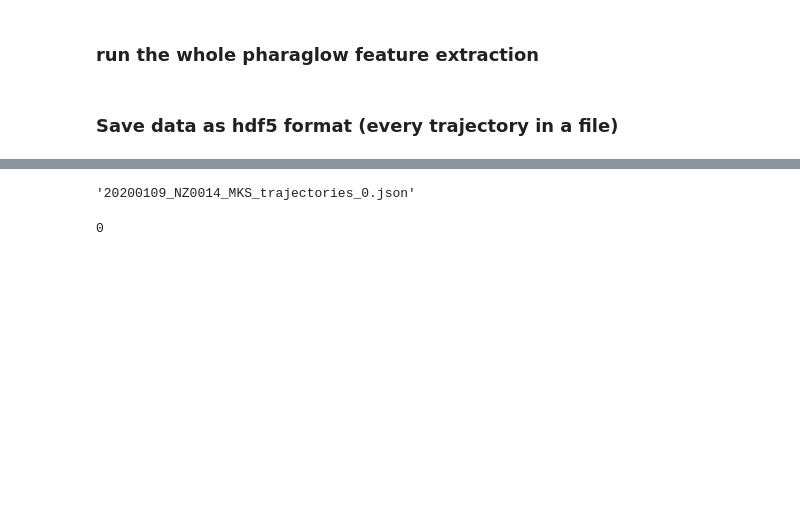
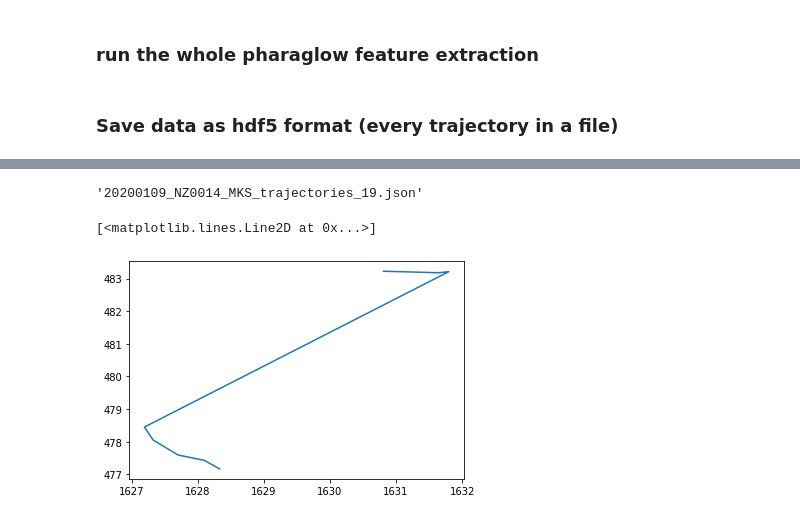
Before and after one commit to scholz-lab/PharaGlow, a Jupyter notebook: notebooks/RunningPharaglowParallel.ipynb, the cells around one changed output, grey strips where cells are left out. Drawn from its saved outputs; the diff is of its cells as text; code cells hidden in the pictures; blank space fills up the shorter version.

```diff
--- a/notebooks/RunningPharaglowParallel.ipynb
+++ b/notebooks/RunningPharaglowParallel.ipynb
@@ -197,7 +200,7 @@ plt.xlabel("time (s)");
 # %%
 from multiprocessing import Pool
 def parallelize_dataframe(df, func, params, n_cores):
-    df_split = np.array_split(df, n_cores)
+    df_split = np.array_split(df, n_cores//5)
     print([len(d) for d in df_split])
     pool = Pool(n_cores)
     df = pd.concat(pool.starmap(func, zip(df_split, np.repeat(params, len(df_split)))))
@@ -213,9 +216,14 @@ path = os.path.dirname(outfile)
 for fn in os.listdir(path):
     file =os.path.join(path,fn)
     if os.path.isfile(file) and 'trajectories_' in fn and fn.endswith('.json'):
-            traj =  pd.read_json(file, orient='split', numpy = True)
-            print('Analyzing trajectory:', fn)
-            particle_index = int(fn.split('.')[0].split('_')[-1])
-            tmp = parallelize_dataframe(traj, run.runPharaglowOnStack, n_cores = 10, params = param)
+        particle_index = int(fn.split('.')[0].split('_')[-1])
+        if particle_index <19:
+            continue
+        traj =  pd.read_json(file, orient='split', numpy = True)
+        print('Analyzing trajectory:', fn)
+        try:
+            tmp = parallelize_dataframe(traj, run.runPharaglowOnStack, n_cores = 5, params = param)
             tmp.to_json(outfile.format('results', particle_index), orient='split')
+        except ValueError:
+            continue
 # %% [output]
@@ -226,8 +242,6 @@ Analyzing trajectory: 20200109_NZ0014_MKS_trajectories_1.json
-# %%
-fn
-# %% [output]
-'20200109_NZ0014_MKS_trajectories_0.json'
-# %%
-int(fn.split('.')[0].split('_')[-1])
-# %% [output]
-0
+# %%
+file =os.path.join(path,fn)
+# %% [output]
+'20200109_NZ0014_MKS_trajectories_19.json'
+# %%
+traj =  pd.read_json(file, orient='split', numpy = True)
@@ -233,0 +250,5 @@ int(fn.split('.')[0].split('_')[-1])
+# %%
+plt.plot(traj['x'].loc[7330:7360], traj['y'].loc[7330:7360])
+# %% [output]
+[<matplotlib.lines.Line2D at 0x...>]
+[figure, added]
```
Also changed, not shown: parts of 4 cells of this notebook, 1 other file.
